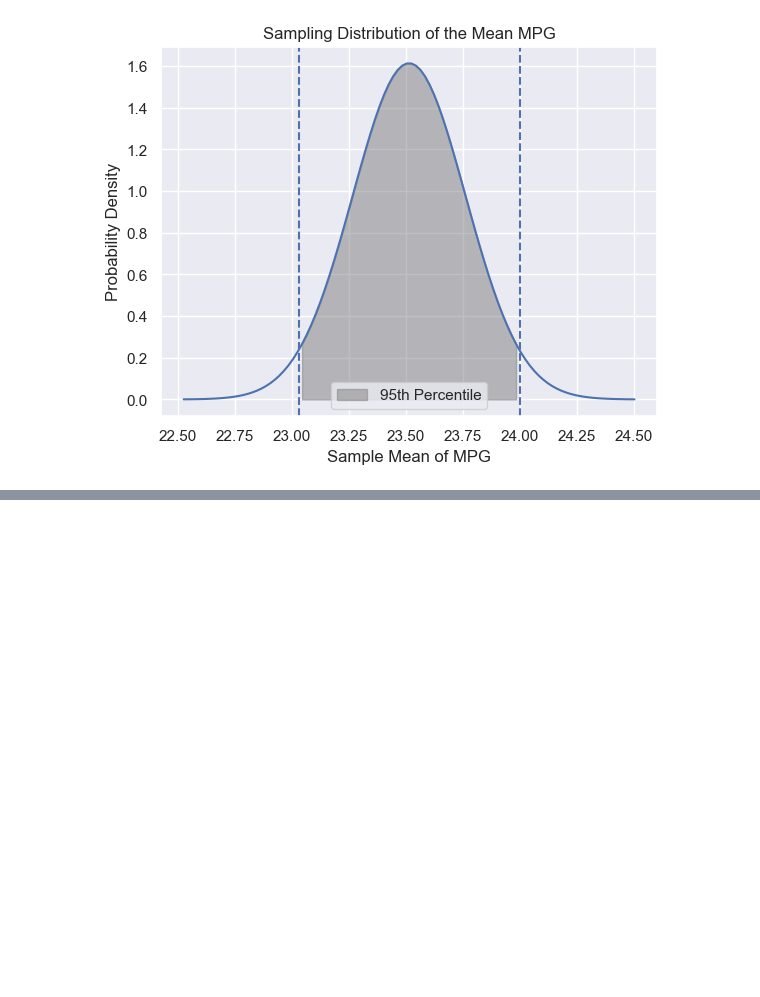
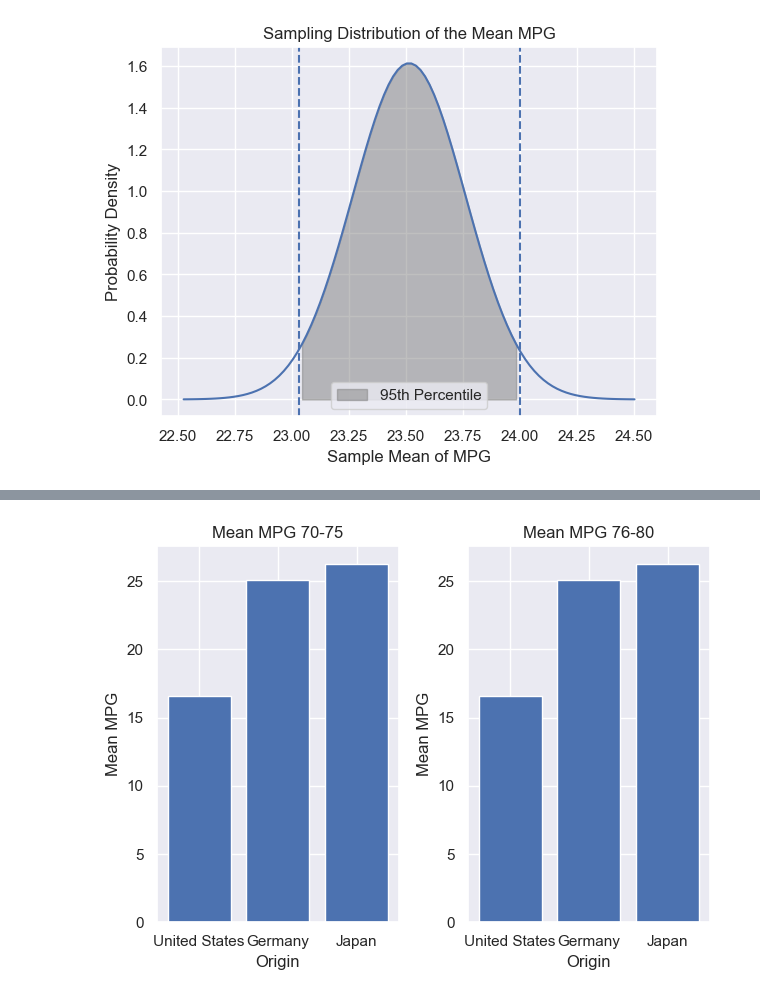
Before and after one commit to mesege1/stats_case_study, a Jupyter notebook: ashton.ipynb, the cells around one changed output, grey strips where cells are left out. Drawn from its saved outputs; the diff is of its cells as text; code cells hidden in the pictures; blank space fills up the shorter version.

```diff
--- a/ashton.ipynb
+++ b/ashton.ipynb
@@ -144,0 +177,39 @@ plt.show()
+# %%
+# created variables to pull data from each separate country and model years 1970-1975
+us_cars_70_75 = cars[(cars['origin'] == 1) & (cars['model'].between(70, 75))]
+german_cars_70_75 = cars[(cars['origin'] == 2) & (cars['model'].between(70, 75))]
+japanese_cars_70_75 = cars[(cars['origin'] == 3) & (cars['model'].between(70, 75))]
+
+# created variables to pull data from each separate country and model years 1976-1980
+us_cars_76_80 = cars[(cars['origin'] == 1) & (cars['model'].between(76, 80))]
+german_cars_76_80 = cars[(cars['origin'] == 2) & (cars['model'].between(76, 80))]
+japanese_cars_76_80 = cars[(cars['origin'] == 3) & (cars['model'].between(76, 80))]
+
+# Calculate mean 'mpg' for each origin and model range 1970-1975
+us_cars_70_75 = us_cars['mpg'].mean()
+german_cars_70_75 = german_cars['mpg'].mean()
+japanese_cars_70_75 = japanese_cars['mpg'].mean()
+
+# Calculate mean 'mpg' for each origin and model range 1976-1980
+us_cars_76_80 = us_cars['mpg'].mean()
+german_cars_76_80 = german_cars['mpg'].mean()
+japanese_cars_76_80 = japanese_cars['mpg'].mean()
+
+# Bar chart for model years 70-75
+plt.subplot(1, 2, 1)
+plt.bar(['United States', 'Germany', 'Japan'], [us_cars_70_75, german_cars_70_75, japanese_cars_70_75])
+plt.xlabel('Origin')
+plt.ylabel('Mean MPG')
+plt.title('Mean MPG 70-75')
+
+# Bar chart for model years 76-80
+plt.subplot(1, 2, 2)
+plt.bar(['United States', 'Germany', 'Japan'], [us_cars_76_80, german_cars_76_80, japanese_cars_76_80])
+plt.xlabel('Origin')
+plt.ylabel('Mean MPG')
+plt.title('Mean MPG 76-80')
+
+plt.tight_layout()
+plt.show()
+# %% [output]
+[figure, added]
```
Also changed, not shown: parts of 4 cells of this notebook.
